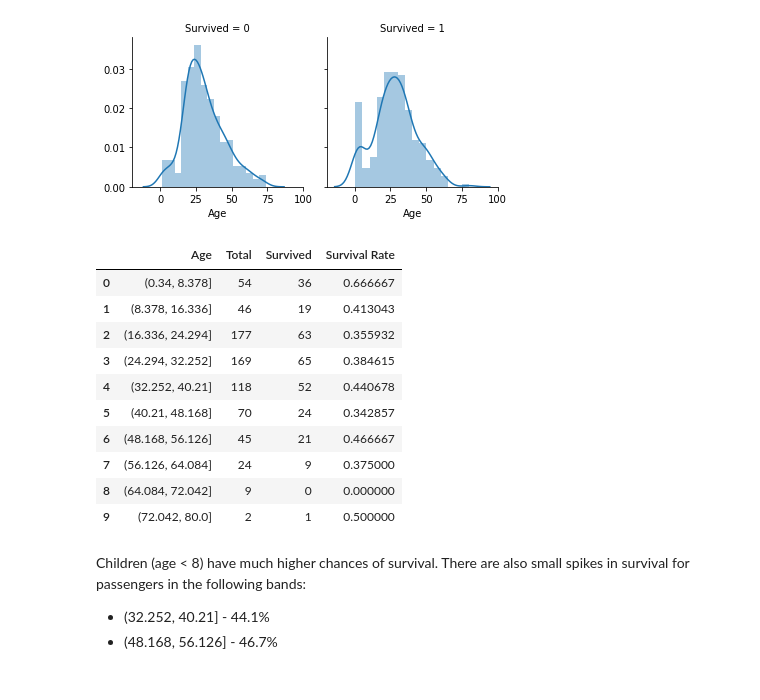
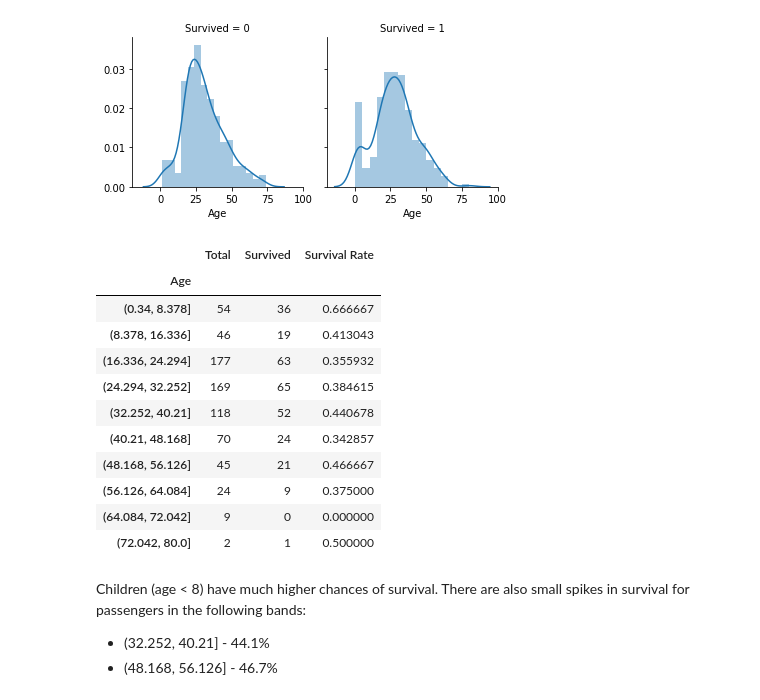
Before and after one commit to davidtvs/kaggle-titanic, a Jupyter notebook: titanic.ipynb, the cells around one changed output. Cells and saved outputs as stored; diff of their text form; code cells hidden in the pictures.

```diff
--- a/titanic.ipynb
+++ b/titanic.ipynb
@@ -120,28 +94,27 @@ _ = g.map(sns.distplot, 'Age')
 # %% [output]
 [figure]
 # %%
-bins = 10
-age = train[['Survived', 'Age']].dropna()
-age_band_series, age_bins = pd.cut(age['Age'], bins, retbins=True)
+age_band_series, age_bins = pd.cut(train['Age'], 10, retbins=True)
 
-survival = (age['Survived'].groupby(age_band_series)
+survival = (train['Survived'].groupby(age_band_series)
                            .agg(['count', 'sum', 'mean'])
-                           .reset_index()
-                           .rename(columns={'count': 'Total', 'sum': 'Survived', 'mean': 'Survival Rate'}))
-
+                           .rename(columns={'count': 'Total',
+                                            'sum': 'Survived',
+                                            'mean': 'Survival Rate'}))
 survival
 # %% [output]
-|  | Age | Total | Survived | Survival Rate |
-| 0 | (0.34, 8.378] | 54 | 36 | 0.666667 |
-| 1 | (8.378, 16.336] | 46 | 19 | 0.413043 |
-| 2 | (16.336, 24.294] | 177 | 63 | 0.355932 |
-| 3 | (24.294, 32.252] | 169 | 65 | 0.384615 |
-| 4 | (32.252, 40.21] | 118 | 52 | 0.440678 |
-| 5 | (40.21, 48.168] | 70 | 24 | 0.342857 |
-| 6 | (48.168, 56.126] | 45 | 21 | 0.466667 |
-| 7 | (56.126, 64.084] | 24 | 9 | 0.375000 |
-| 8 | (64.084, 72.042] | 9 | 0 | 0.000000 |
-| 9 | (72.042, 80.0] | 2 | 1 | 0.500000 |
+|  | Total | Survived | Survival Rate |
+| Age |  |  |  |
+| (0.34, 8.378] | 54 | 36 | 0.666667 |
+| (8.378, 16.336] | 46 | 19 | 0.413043 |
+| (16.336, 24.294] | 177 | 63 | 0.355932 |
+| (24.294, 32.252] | 169 | 65 | 0.384615 |
+| (32.252, 40.21] | 118 | 52 | 0.440678 |
+| (40.21, 48.168] | 70 | 24 | 0.342857 |
+| (48.168, 56.126] | 45 | 21 | 0.466667 |
+| (56.126, 64.084] | 24 | 9 | 0.375000 |
+| (64.084, 72.042] | 9 | 0 | 0.000000 |
+| (72.042, 80.0] | 2 | 1 | 0.500000 |
 # %% [markdown]
 Children (age < 8) have much higher chances of survival. There are also small spikes in survival for passengers in the following bands:
 - (32.252, 40.21] - 44.1%
```
Also changed, not shown: parts of 23 cells of this notebook.
